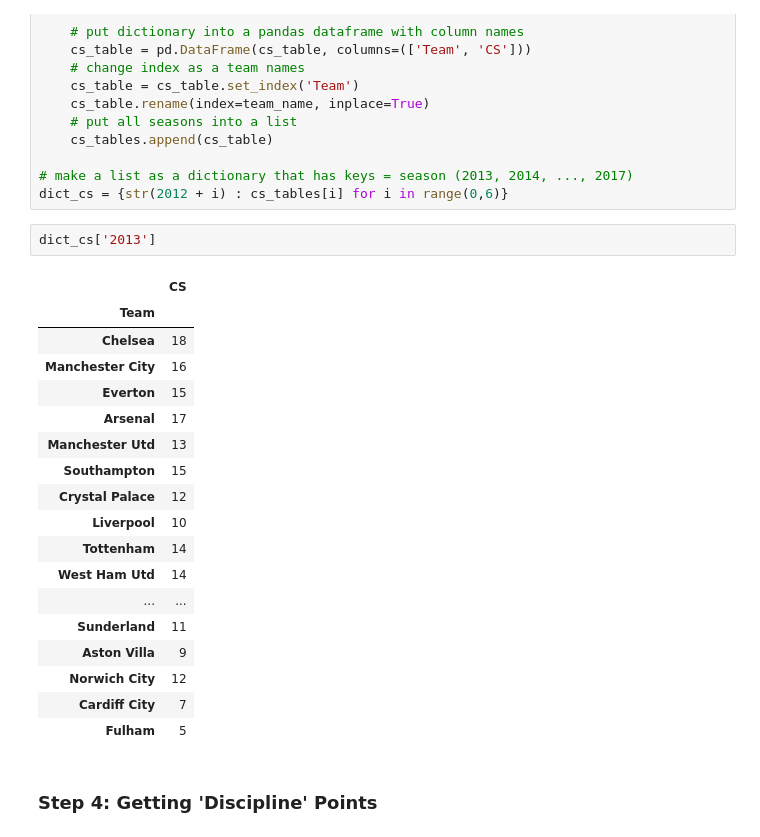
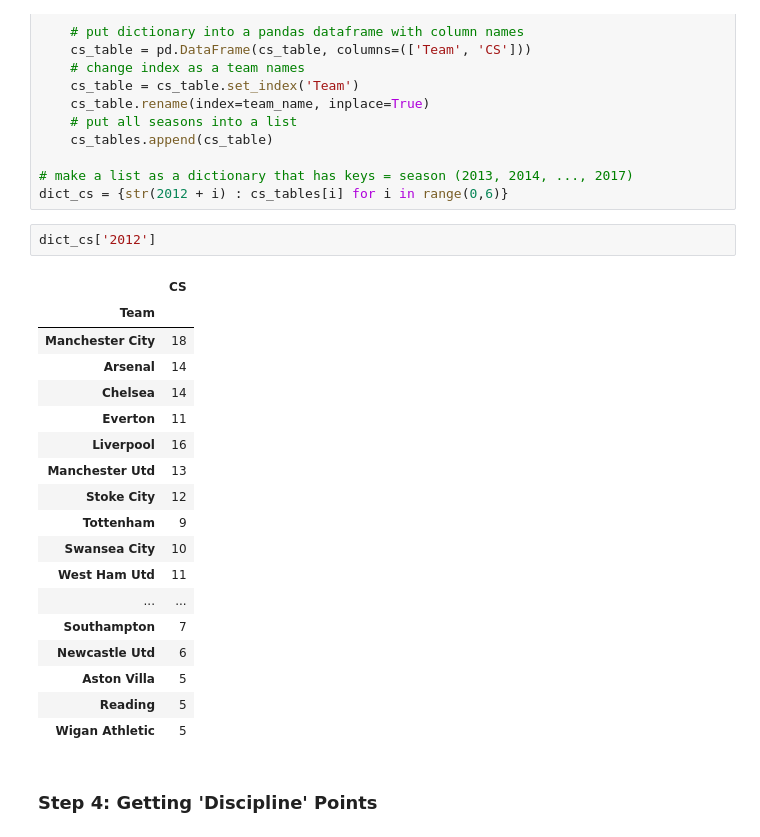
Before and after one commit to slee279/EPL, a Jupyter notebook: Data_Clean.ipynb, the cells around one changed output. Drawn from its saved outputs; the diff is of its cells as text.

```diff
--- a/Data_Clean.ipynb
+++ b/Data_Clean.ipynb
@@ -306,26 +306,26 @@ for year in seasons:
 # make a list as a dictionary that has keys = season (2013, 2014, ..., 2017)
 dict_cs = {str(2012 + i) : cs_tables[i] for i in range(0,6)}
 # %%
-dict_cs['2013']
+dict_cs['2012']
 # %% [output]
 |  | CS |
 | Team |  |
-| Chelsea | 18 |
-| Manchester City | 16 |
-| Everton | 15 |
-| Arsenal | 17 |
+| Manchester City | 18 |
+| Arsenal | 14 |
+| Chelsea | 14 |
+| Everton | 11 |
+| Liverpool | 16 |
 | Manchester Utd | 13 |
-| Southampton | 15 |
-| Crystal Palace | 12 |
-| Liverpool | 10 |
-| Tottenham | 14 |
-| West Ham Utd | 14 |
+| Stoke City | 12 |
+| Tottenham | 9 |
+| Swansea City | 10 |
+| West Ham Utd | 11 |
 | ... | ... |
-| Sunderland | 11 |
-| Aston Villa | 9 |
-| Norwich City | 12 |
-| Cardiff City | 7 |
-| Fulham | 5 |
+| Southampton | 7 |
+| Newcastle Utd | 6 |
+| Aston Villa | 5 |
+| Reading | 5 |
+| Wigan Athletic | 5 |
 # %% [markdown]
 ### Step 4: Getting 'Discipline' Points
 # %%
```
Also changed, not shown: parts of 5 cells of this notebook, 9 other files.
